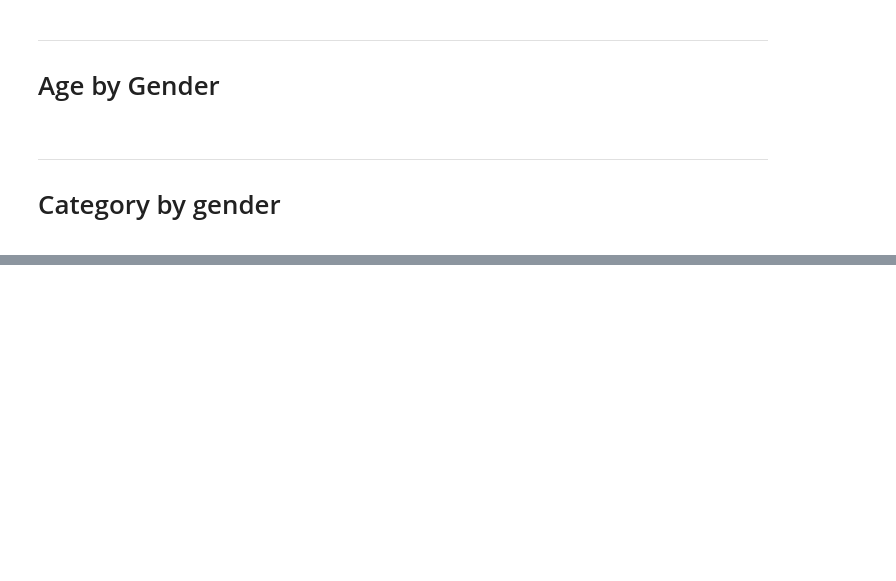
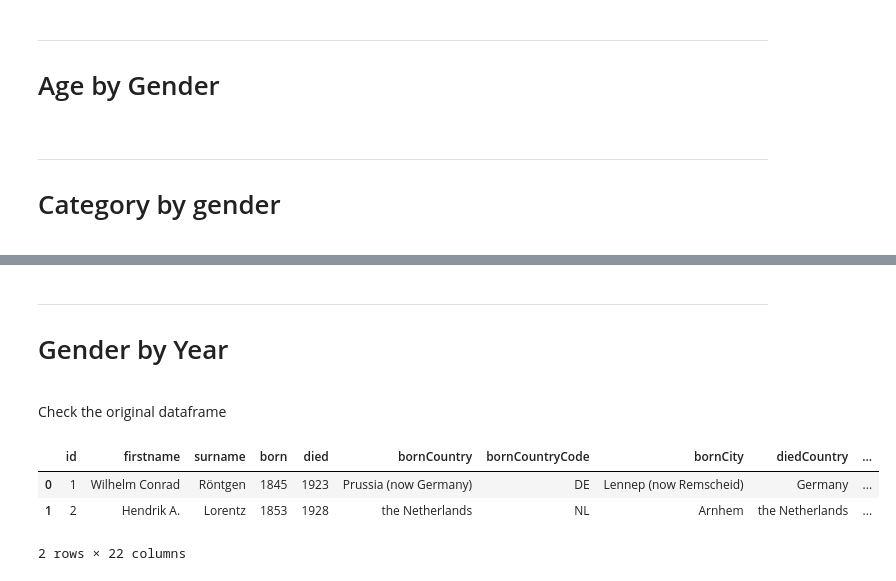
Before and after one commit to iryna-savchuk/DV_project, a Jupyter notebook: Making_Graphs.ipynb, the cells around one changed output, grey strips where cells are left out. Cells and saved outputs as stored; diff of their text form; code cells hidden in the pictures; blank space fills up the shorter version.

```diff
--- a/Making_Graphs.ipynb
+++ b/Making_Graphs.ipynb
@@ -284,0 +204,16 @@ sub_1.show(renderer='browser')
+# %% [markdown]
+<hr>
+<a class="anchor" id="genderbyyear">
+
+# Gender by Year
+
+</a>
+# %% [markdown]
+Check the original dataframe
+# %%
+df.head(2)
+# %% [output]
+|  | id | firstname | surname | born | died | bornCountry | bornCountryCode | bornCity | diedCountry | ... |
+| 0 | 1 | Wilhelm Conrad | Röntgen | 1845 | 1923 | Prussia (now Germany) | DE | Lennep (now Remscheid) | Germany | ... |
+| 1 | 2 | Hendrik A. | Lorentz | 1853 | 1928 | the Netherlands | NL | Arnhem | the Netherlands | ... |
+2 rows × 22 columns
```
Also changed, not shown: parts of 16 cells of this notebook.
